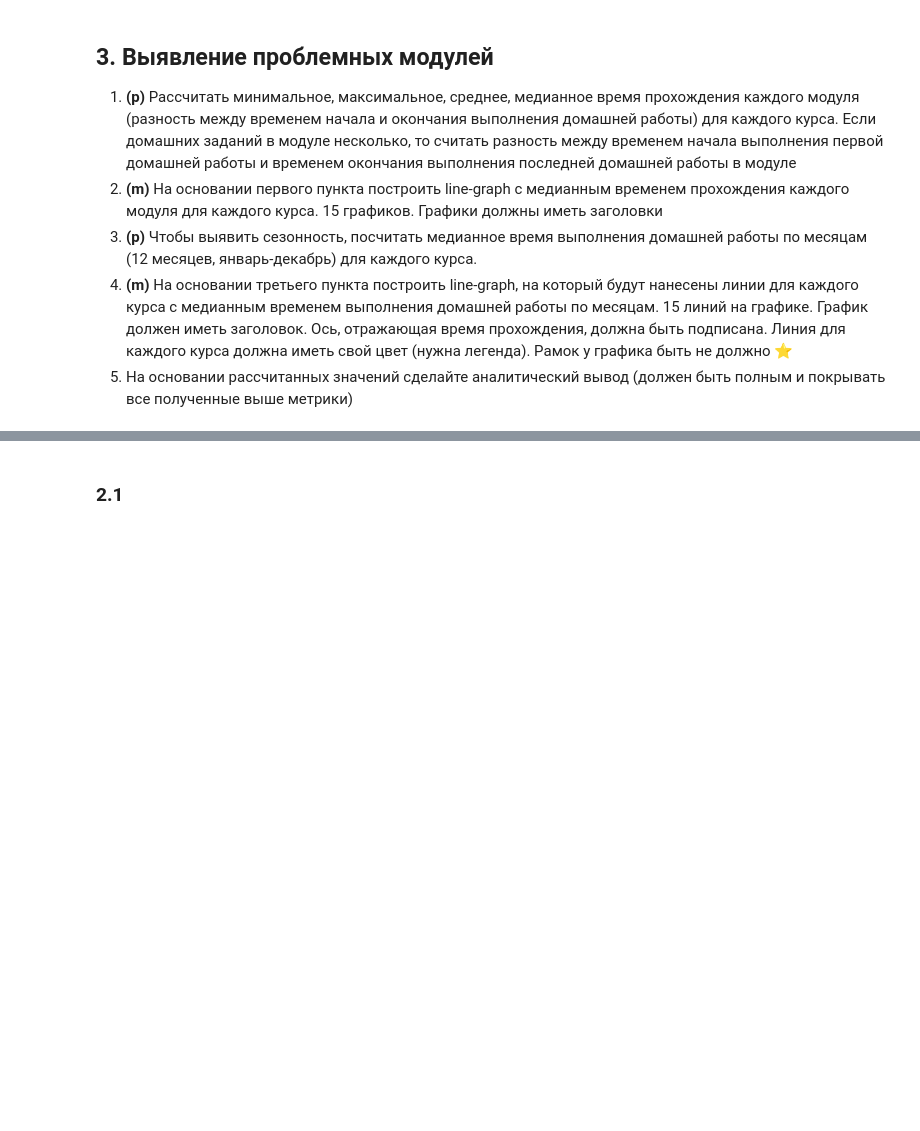
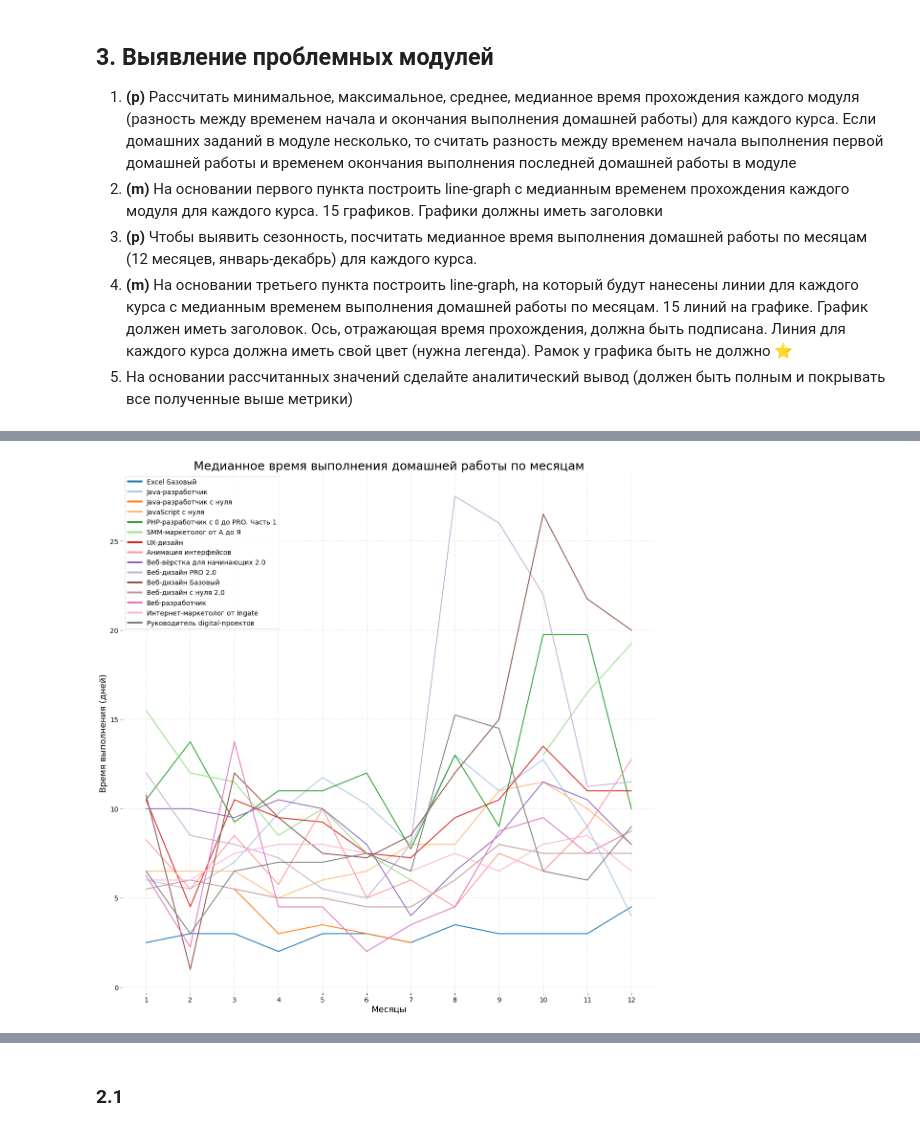
Before and after one commit to Nakakakilig/DS_coursework, a Jupyter notebook: Coursework_analytics_1.ipynb, the cells around one changed output, grey strips where cells are left out. Drawn from its saved outputs; the diff is of its cells as text; code cells hidden in the pictures; blank space fills up the shorter version.

```diff
--- a/Coursework_analytics_1.ipynb
+++ b/Coursework_analytics_1.ipynb
@@ -640,0 +684,54 @@ TypeError: ignored
+# %%
+# 3.3 Здесь насколько я понял нам нужны уже не модули а все домашние работы вообще, поэтому создадим новый датафрейм.
+
+# Сначала почистим датафрейм. Оставим только домашние задания и отбросим те записи,
+# где дата начала домашнего задания больше чем дата его окончания. На такие записи потом посмотрим отдельно.
+# Чтобы код не загромождать запишем условие фильтрации отдельно.
+clause = (main['start_date'] < main['finish_date']) & (main['is_homework']==True)
+# Отбросим записи с отсутствующими значениями в столбцах с датами начала и завершения домашней работы.
+df3_3 = main[clause].dropna(subset=['start_date', 'finish_date'])
+df3_3.finish_date = pd.to_datetime(df3_3.finish_date).dt.tz_localize(None)
+df3_3.start_date = pd.to_datetime(df3_3.start_date).dt.tz_localize(None)
+# Создадим два столбца, куда запишем только месяцы старта и завершения работы. Для последующей сотрировки
+df3_3[['start_month','finish_month']] = df3_3[['start_date','finish_date']].applymap(lambda x: x.month)
+# Посчитаем время выполнения домашней работы и запишем в отдельный столбец.
+df3_3['homework_time_hours'] = df3_3['finish_date'] - df3_3['start_date']
+# Сделаем два варианта, сгруппировав по месяцам начала выполнения домашней работы и по месяцам завершения.
+# Сравним как они отличаются на графиках.
+df3_3_start = df3_3.groupby(['title','start_month'])['homework_time_hours'].median(numeric_only=None)
+df3_3_finish = df3_3.groupby(['title','finish_month'])['homework_time_hours'].median(numeric_only=None)
+# %%
+# Создадим датафрейм с усредненными значениями и развернём его с помощью unstack
+# Таким образом сразу получаем единую шкалу для всех курсов.
+df3_3_mean = (df3_3_start+df3_3_finish)/2
+df3_3_mean = df3_3_mean.unstack(level= 0)
+
+# Создадим словарь для цветов
+# В matplotlib по-умолчанию используется циклическая палитра из 8 цветов,
+# поэтому при 15 графиках цвета будут дублироваться.
+# Чтобы цвета всех графиков были разные я и использую созданный словарь.
+colors = sns.color_palette('tab20', 15)
+courses = df3_3_mean.columns
+color_dict = {}
+for color,course in enumerate(courses):
+    color_dict[course] = colors[color]
+
+plt.figure(figsize=(20,20))
+for title in df3_3_mean.columns:
+# По умолчанию matplotlib timedelta интерпретирует в миллисекундах, поэтому вручную перевожу период в секунды
+# и делю на 86400(количество секунд в сутках)
+    plt.plot(df3_3_mean.index, df3_3_mean[title].dt.total_seconds()/86400, label=title, lw=2, color=color_dict[title])
+# Настраиваем оси, подписи, сетку, легенду
+plt.xticks(df3_3_mean.index, fontsize=14)
+plt.yticks(fontsize=14)
+plt.xlabel('Месяцы', fontsize=18)
+plt.ylabel('Время выполнения (дней)', fontsize=18)
+plt.title('Медианное время выполнения домашней работы по месяцам', fontsize=25)
+plt.grid(axis='both', alpha=0.2, ls='--', lw=2)
+leg = plt.legend(fontsize=14)
+# Линии слишком тонкие в базе, поэтому увеличиваю их толщину в цикле, так лучше читается.
+[line.set_linewidth(4) for line in leg.get_lines()]
+plt.box(False)
+plt.show()
+# %% [output]
+[figure, added]
```
Also changed, not shown: parts of 15 cells of this notebook.
